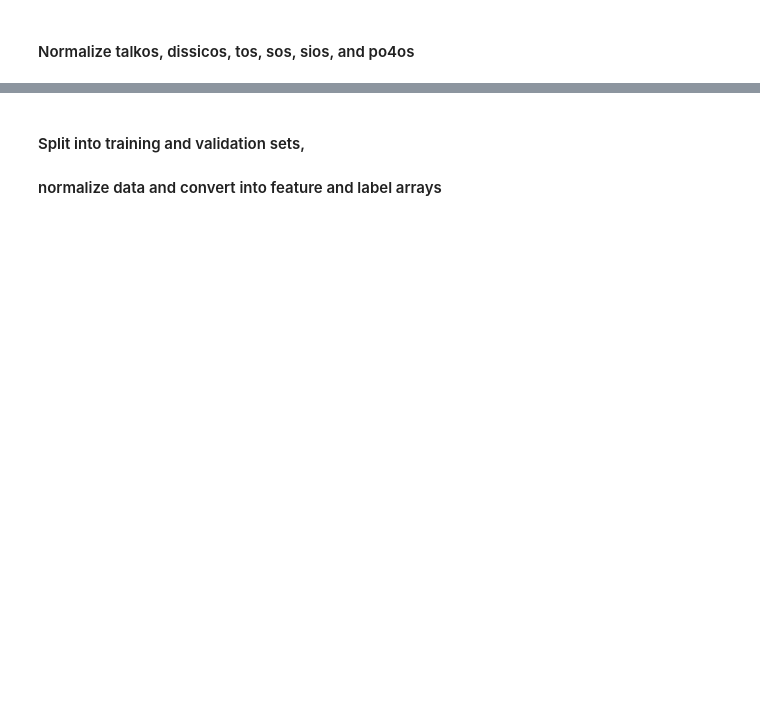
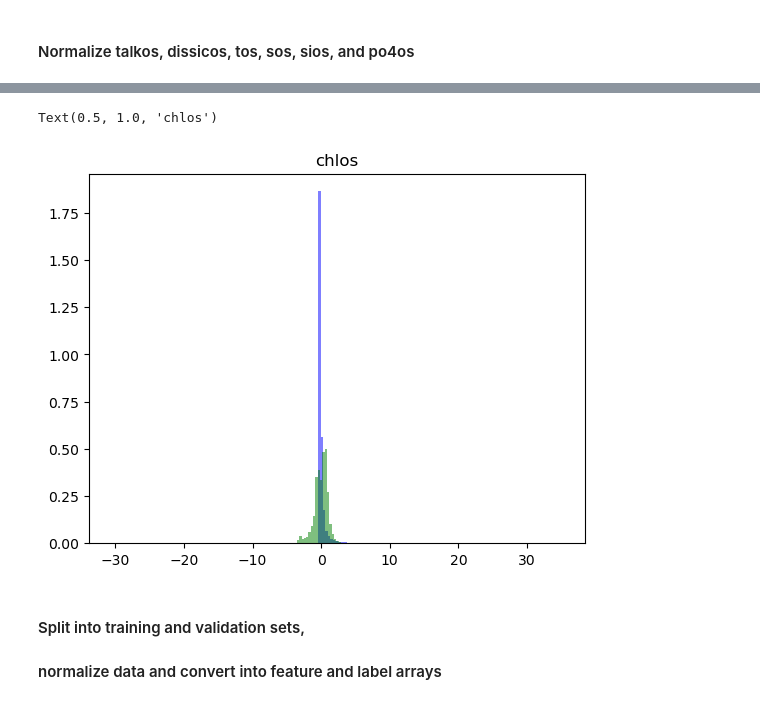
Before and after one commit to friedrichs-repo/MOCCA, a Jupyter notebook: notebooks/train_CMIP6_base_model.ipynb, the cells around one changed output, grey strips where cells are left out. Drawn from its saved outputs; the diff is of its cells as text; code cells hidden in the pictures; blank space fills up the shorter version.

```diff
--- a/notebooks/train_CMIP6_base_model.ipynb
+++ b/notebooks/train_CMIP6_base_model.ipynb
@@ -93,0 +120,7 @@ for key in label_keys:
+# %%
+plt.hist(normalize(cmip6_random_samples["chlos"]), 100, density=True, facecolor='blue', alpha=0.5);
+plt.hist(normalize(np.log(cmip6_random_samples["chlos"])), 100, density=True, facecolor='green', alpha=0.5);
+plt.title("chlos")
+# %% [output]
+Text(0.5, 1.0, 'chlos')
+[figure, added]
```
Also changed, not shown: parts of 28 cells of this notebook, 18 other files.
